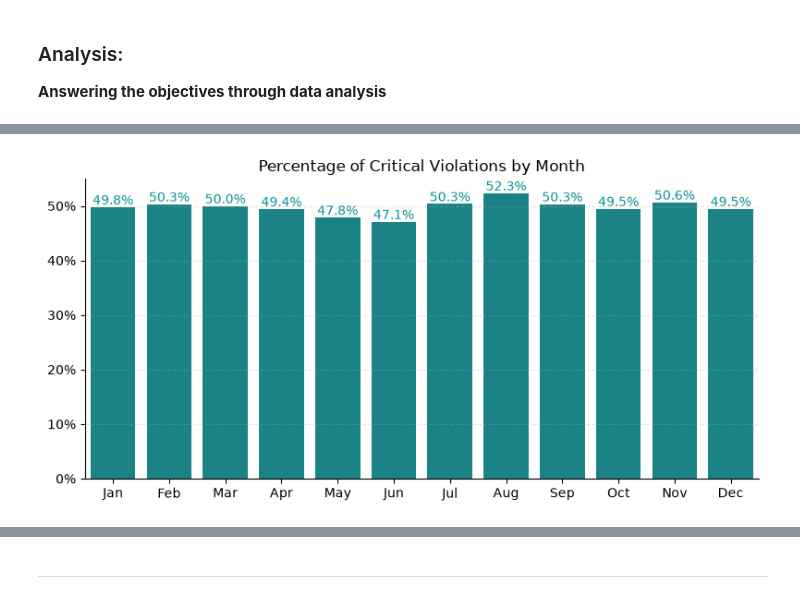
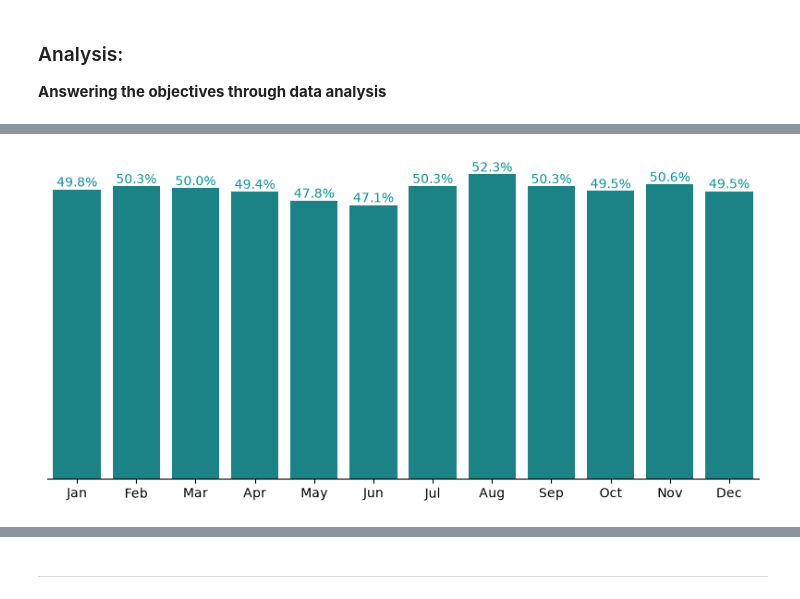
Before and after one commit to FajerMubarak/NYC_Restaurant_Inspections_data, a Jupyter notebook: EDA_NYC_Restaurant_Inspections.ipynb, the cells around one changed output, grey strips where cells are left out. Cells and saved outputs as stored; diff of their text form; code cells hidden in the pictures.

```diff
--- a/EDA_NYC_Restaurant_Inspections.ipynb
+++ b/EDA_NYC_Restaurant_Inspections.ipynb
@@ -108,6 +108,8 @@ df = df[(df['CRITICAL FLAG'] != 'Not Applicable')]
 df.dropna(subset='VIOLATION CODE',inplace=True)
 # %%
 #Filtering data between 2017-2025
+df_grades['YEAR'] = df_grades['INSPECTION DATE'].dt.year
+df_grades['MONTH'] = df_grades['INSPECTION DATE'].dt.month
 df_filtered = df_grades[(df_grades['YEAR'] > 2016) & (df_grades['YEAR'] < 2026)]
 # %%
 #cleaning the name from '
@@ -227,27 +234,29 @@ plt.tight_layout()
 # %%
 #What percentage of violations are classified as Critical across different months of the year?
 df_grades['MONTH'] = df_grades['INSPECTION DATE'].dt.month
 
 total_per_month = df_filtered.groupby('MONTH').size()
 critical_per_month = df_filtered[df_filtered['CRITICAL FLAG'] == 'Critical'].groupby('MONTH').size()
 
 critical_percentage = (critical_per_month / total_per_month) * 100
 
 plt.figure(figsize=(8, 4))
 sns.barplot(x=critical_percentage.index, y=critical_percentage.values,color='#0A9396' )
 for i, v in enumerate(critical_percentage.reindex(range(1, 13)).values):
     plt.text(i, v + 0.5, f"{v:.1f}%", ha='center', color='#0A9396')
 
 plt.xticks(range(0, 12), ['Jan', 'Feb', 'Mar', 'Apr', 'May', 'Jun', 'Jul', 'Aug', 'Sep', 'Oct', 'Nov', 'Dec'])
-plt.gca().yaxis.set_major_formatter(plt.FuncFormatter(lambda x, _: f'{int(x)}%'))
-plt.title("Percentage of Critical Violations by Month")
+
+
+plt.yticks([])
 plt.xlabel('')
 plt.ylabel('')
-sns.despine()
+
+sns.despine(left=True)
 plt.grid(axis='y', linestyle='--', alpha=0.3)
 plt.tight_layout()
 # %% [output]
-[figure, old version]
+[figure, new version]
 # %%
 #df_grades['YEAR'] = df_grades['INSPECTION DATE'].dt.year
 #total_per_year = df_grades.groupby('YEAR').size()
```
Also changed, not shown: parts of 8 cells of this notebook, 2 other files.
